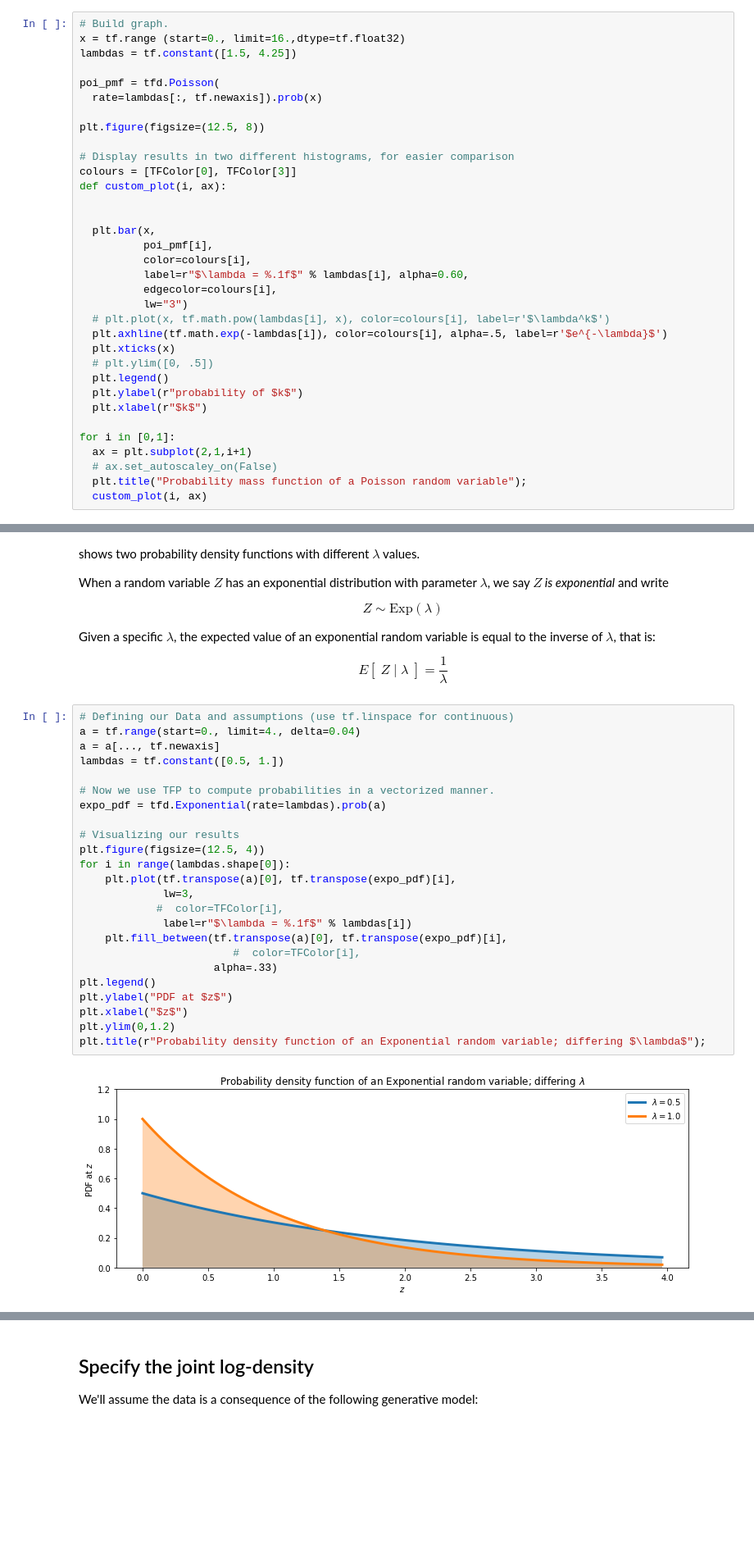
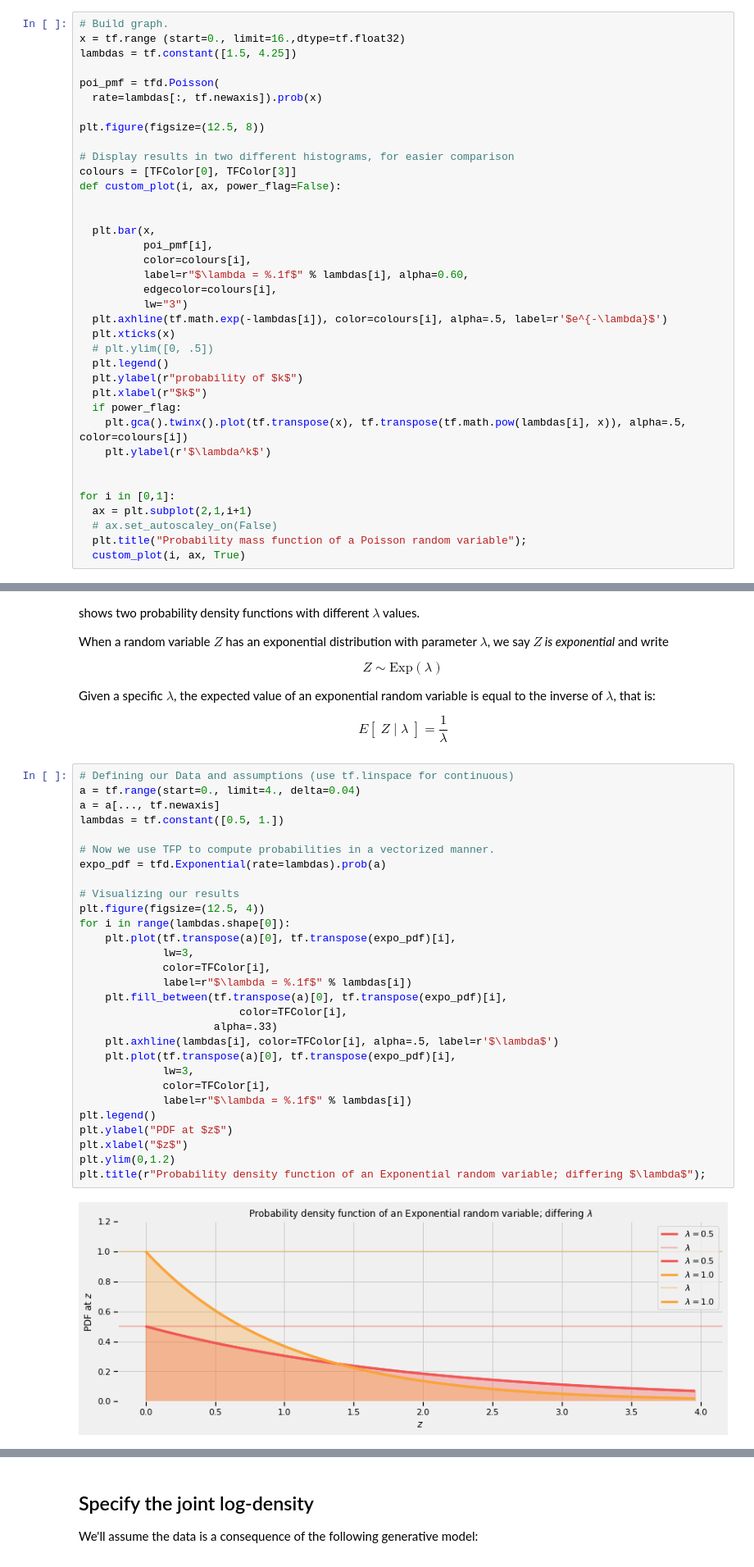
Before and after one commit to rikazry/Probabilistic-Programming-and-Bayesian-Methods-for-Hackers, a Jupyter notebook: exercises/Copy_of_working_ch1_in_tf2.ipynb, the cells around one changed output, grey strips where cells are left out. Shown at 82% size. Drawn from its saved outputs; the diff is of its cells as text; blank space fills up the shorter version.

```diff
--- a/exercises/Copy_of_working_ch1_in_tf2.ipynb
+++ b/exercises/Copy_of_working_ch1_in_tf2.ipynb
@@ -433,7 +433,7 @@ plt.figure(figsize=(12.5, 8))
 
 # Display results in two different histograms, for easier comparison
 colours = [TFColor[0], TFColor[3]]
-def custom_plot(i, ax):
+def custom_plot(i, ax, power_flag=False):
 
 
   plt.bar(x,
@@ -442,17 +442,20 @@ def custom_plot(i, ax):
           label=r"$\lambda = %.1f$" % lambdas[i], alpha=0.60,
           edgecolor=colours[i],
           lw="3")
-  # plt.plot(x, tf.math.pow(lambdas[i], x), color=colours[i], label=r'$\lambda^k$')
   plt.axhline(tf.math.exp(-lambdas[i]), color=colours[i], alpha=.5, label=r'$e^{-\lambda}$')
   plt.xticks(x)
   # plt.ylim([0, .5])
   plt.legend()
   plt.ylabel(r"probability of $k$")
   plt.xlabel(r"$k$")
+  if power_flag:
+    plt.gca().twinx().plot(tf.transpose(x), tf.transpose(tf.math.pow(lambdas[i], x)), alpha=.5, color=colours[i])
+    plt.ylabel(r'$\lambda^k$')
+
 
 for i in [0,1]:
   ax = plt.subplot(2,1,i+1)
   # ax.set_autoscaley_on(False)
   plt.title("Probability mass function of a Poisson random variable");
-  custom_plot(i, ax)
+  custom_plot(i, ax, True)
 # %% [output]
@@ -501,29 +506,34 @@ $$E[\; Z \;|\; \lambda \;] = \frac{1}{\lambda}$$
 # %%
 # Defining our Data and assumptions (use tf.linspace for continuous)
 a = tf.range(start=0., limit=4., delta=0.04)
 a = a[..., tf.newaxis]
 lambdas = tf.constant([0.5, 1.])
 
 # Now we use TFP to compute probabilities in a vectorized manner.
 expo_pdf = tfd.Exponential(rate=lambdas).prob(a)
 
 # Visualizing our results
 plt.figure(figsize=(12.5, 4))
 for i in range(lambdas.shape[0]):
     plt.plot(tf.transpose(a)[0], tf.transpose(expo_pdf)[i],
              lw=3,
-            #  color=TFColor[i],
+             color=TFColor[i],
              label=r"$\lambda = %.1f$" % lambdas[i])
     plt.fill_between(tf.transpose(a)[0], tf.transpose(expo_pdf)[i],
-                        #  color=TFColor[i],
+                         color=TFColor[i],
                      alpha=.33)
+    plt.axhline(lambdas[i], color=TFColor[i], alpha=.5, label=r'$\lambda$')
+    plt.plot(tf.transpose(a)[0], tf.transpose(expo_pdf)[i],
+             lw=3,
+             color=TFColor[i],
+             label=r"$\lambda = %.1f$" % lambdas[i])
 plt.legend()
 plt.ylabel("PDF at $z$")
 plt.xlabel("$z$")
 plt.ylim(0,1.2)
 plt.title(r"Probability density function of an Exponential random variable; differing $\lambda$");
 # %% [output]
-[figure, old version]
+[figure, new version]
 # %% [markdown]
 
 ## But what is $\lambda \;$?
```
Also changed, not shown: parts of 24 cells of this notebook.
